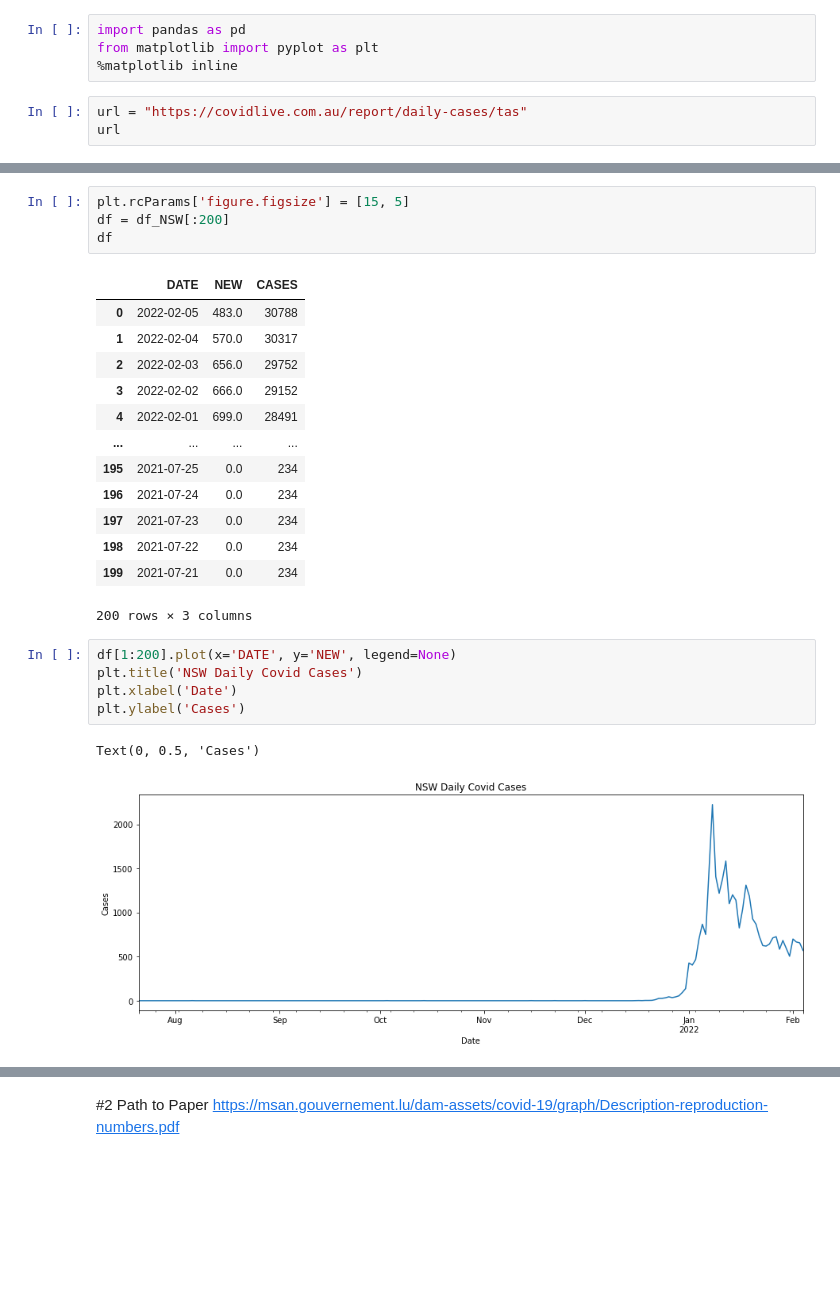
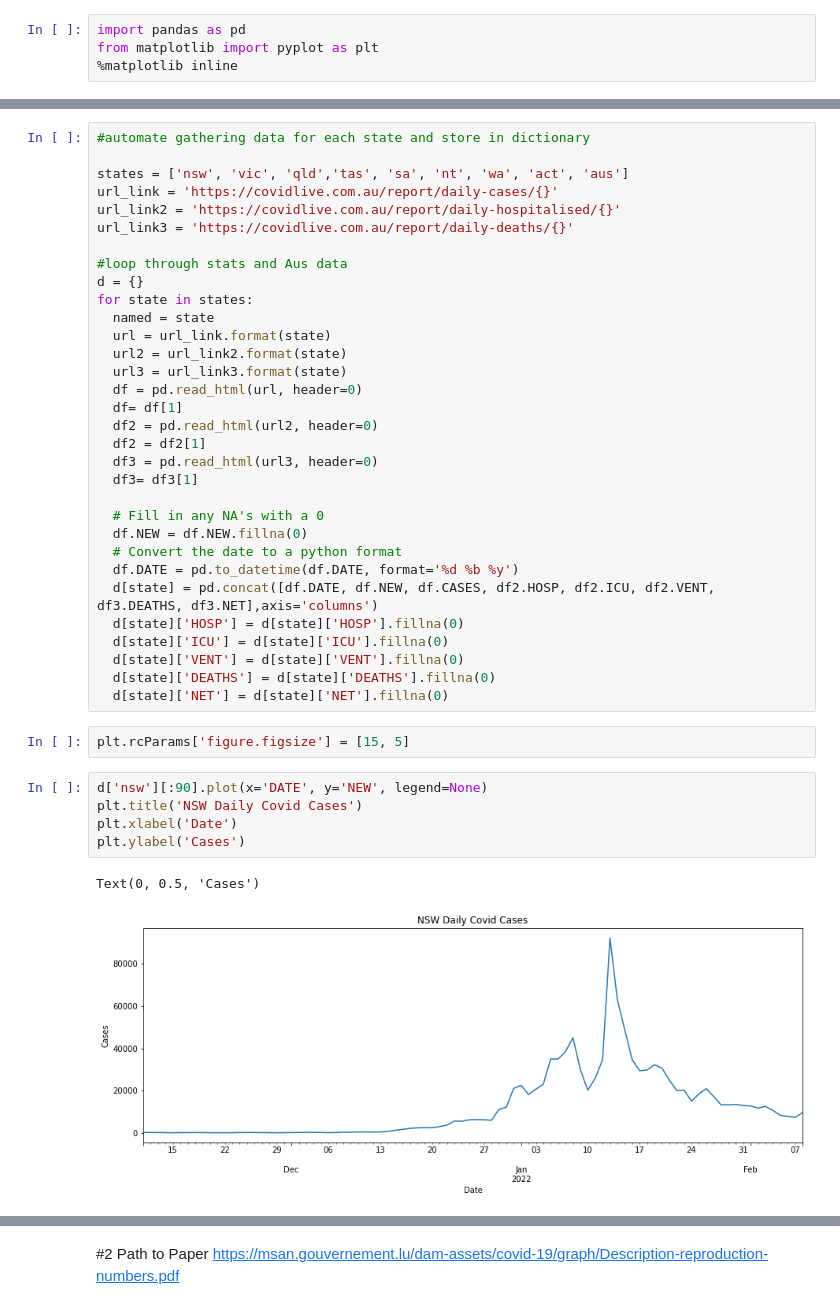
Before and after one commit to SeanDeBoo/Python, a Jupyter notebook: NSW Case data.ipynb, the cells around one changed output, grey strips where cells are left out. Saved outputs shown, nothing was run; the diff lists cells and outputs as text; blank space fills up the shorter version.

```diff
--- a/NSW Case data.ipynb
+++ b/NSW Case data.ipynb
@@ -2,6 +2,3 @@
 import pandas as pd
 from matplotlib import pyplot as plt
 %matplotlib inline
-# %%
-url = "https://covidlive.com.au/report/daily-cases/tas"
-url
@@ -73,27 +5,43 @@ df_NSW
+# %%
+#automate gathering data for each state and store in dictionary
+
+states = ['nsw', 'vic', 'qld','tas', 'sa', 'nt', 'wa', 'act', 'aus']
+url_link = 'https://covidlive.com.au/report/daily-cases/{}'
+url_link2 = 'https://covidlive.com.au/report/daily-hospitalised/{}'
+url_link3 = 'https://covidlive.com.au/report/daily-deaths/{}'
+
+#loop through stats and Aus data
+d = {}
+for state in states:
+  named = state
+  url = url_link.format(state)
+  url2 = url_link2.format(state)
+  url3 = url_link3.format(state)
+  df = pd.read_html(url, header=0)
+  df= df[1]
+  df2 = pd.read_html(url2, header=0)
+  df2 = df2[1]
+  df3 = pd.read_html(url3, header=0)
+  df3= df3[1]
+
+  # Fill in any NA's with a 0
+  df.NEW = df.NEW.fillna(0)
+  # Convert the date to a python format
+  df.DATE = pd.to_datetime(df.DATE, format='%d %b %y')
+  d[state] = pd.concat([df.DATE, df.NEW, df.CASES, df2.HOSP, df2.ICU, df2.VENT, df3.DEATHS, df3.NET],axis='columns')
+  d[state]['HOSP'] = d[state]['HOSP'].fillna(0)
+  d[state]['ICU'] = d[state]['ICU'].fillna(0)
+  d[state]['VENT'] = d[state]['VENT'].fillna(0)
+  d[state]['DEATHS'] = d[state]['DEATHS'].fillna(0)
+  d[state]['NET'] = d[state]['NET'].fillna(0)
 # %%
 plt.rcParams['figure.figsize'] = [15, 5]
-df = df_NSW[:200]
-df
-# %% [output]
-|  | DATE | NEW | CASES |
-| 0 | 2022-02-05 | 483.0 | 30788 |
-| 1 | 2022-02-04 | 570.0 | 30317 |
-| 2 | 2022-02-03 | 656.0 | 29752 |
-| 3 | 2022-02-02 | 666.0 | 29152 |
-| 4 | 2022-02-01 | 699.0 | 28491 |
-| ... | ... | ... | ... |
-| 195 | 2021-07-25 | 0.0 | 234 |
-| 196 | 2021-07-24 | 0.0 | 234 |
-| 197 | 2021-07-23 | 0.0 | 234 |
-| 198 | 2021-07-22 | 0.0 | 234 |
-| 199 | 2021-07-21 | 0.0 | 234 |
-200 rows × 3 columns
 # %%
-df[1:200].plot(x='DATE', y='NEW', legend=None)
+d['nsw'][:90].plot(x='DATE', y='NEW', legend=None)
 plt.title('NSW Daily Covid Cases')
 plt.xlabel('Date')
 plt.ylabel('Cases')
 # %% [output]
 Text(0, 0.5, 'Cases')
-[figure, old version]
+[figure, new version]
 # %%
```
Also changed, not shown: parts of 27 cells of this notebook.
